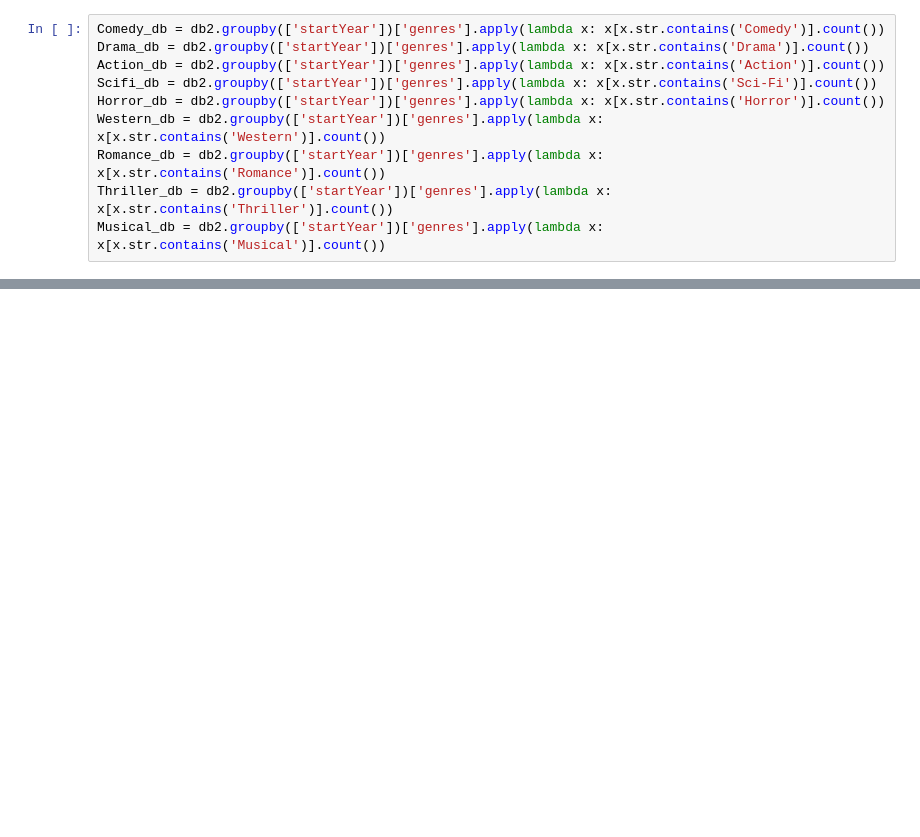
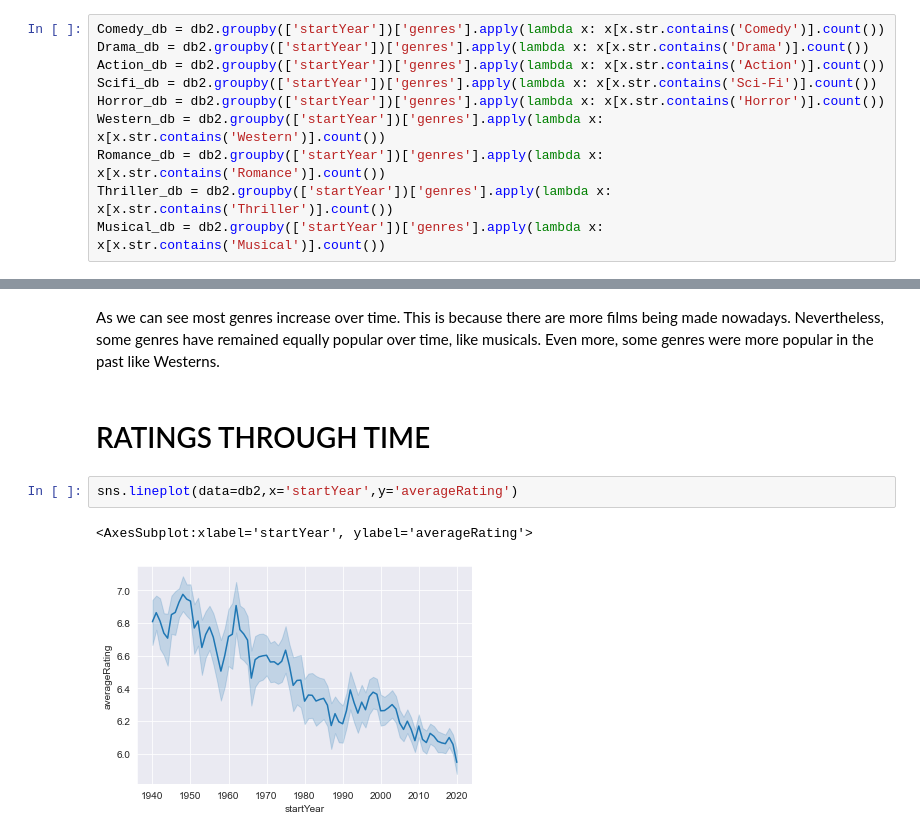
Before and after one commit to Lozzio99/Madness, a Jupyter notebook: MadAnalysis.ipynb, the cells around one changed output, grey strips where cells are left out. Cells and saved outputs as stored; diff of their text form; blank space fills up the shorter version.

```diff
--- a/MadAnalysis.ipynb
+++ b/MadAnalysis.ipynb
@@ -82,0 +74,9 @@ Text(0.5, 1.0, 'Musical')
+# %% [markdown]
+As we can see most genres increase over time. This is because there are more films being made nowadays. Nevertheless, some genres have remained equally popular over time, like musicals. Even more, some genres were more popular in the past like Westerns.
+# %% [markdown]
+# RATINGS THROUGH TIME
+# %%
+sns.lineplot(data=db2,x='startYear',y='averageRating')
+# %% [output]
+<AxesSubplot:xlabel='startYear', ylabel='averageRating'>
+[figure, added]
```
Also changed, not shown: parts of 3 cells of this notebook, 2 other files.
